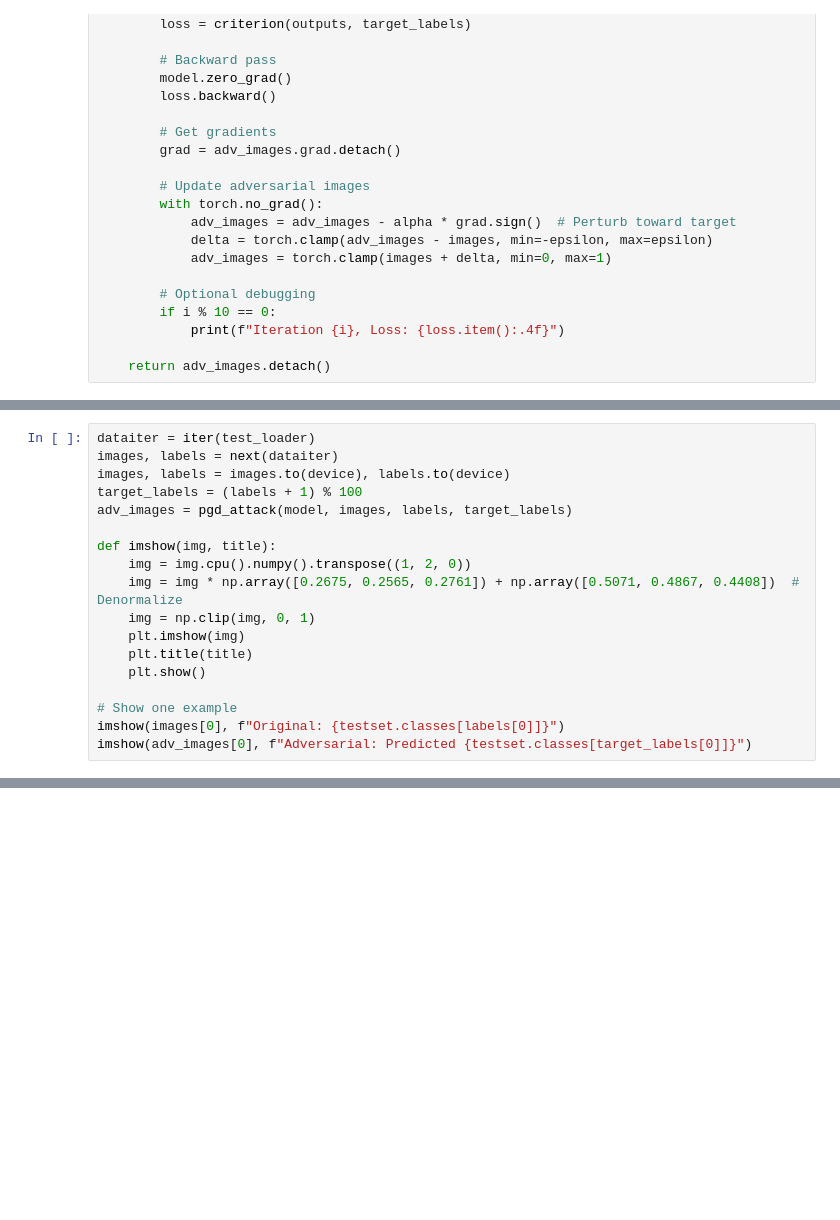
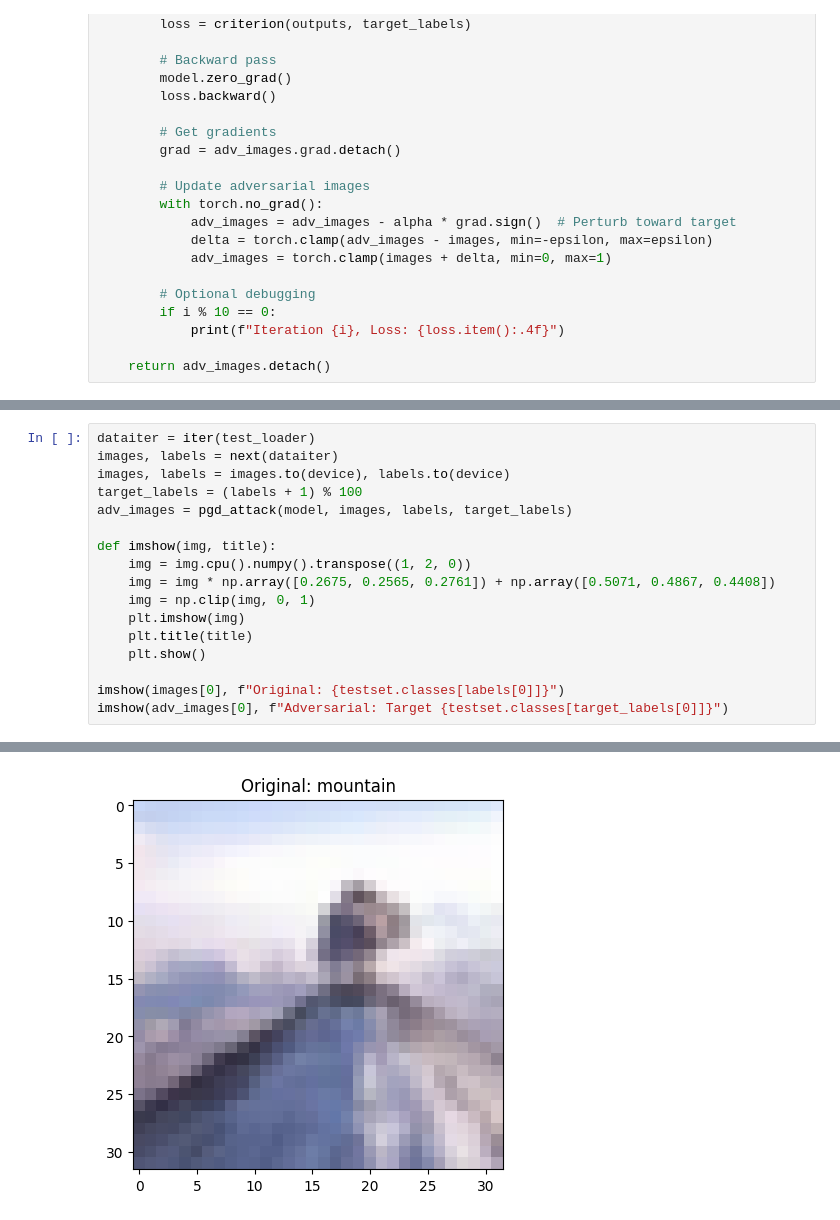
Before and after one commit to PradHolla/AAI595-Final-Project, a Jupyter notebook: 2.Poisoning.ipynb, the cells around one changed output, grey strips where cells are left out. Saved outputs shown, nothing was run; the diff lists cells and outputs as text; blank space fills up the shorter version.

```diff
--- a/2.Poisoning.ipynb
+++ b/2.Poisoning.ipynb
@@ -150,12 +180,12 @@ adv_images = pgd_attack(model, images, labels, target_labels)
 
 def imshow(img, title):
     img = img.cpu().numpy().transpose((1, 2, 0))
-    img = img * np.array([0.2675, 0.2565, 0.2761]) + np.array([0.5071, 0.4867, 0.4408])  # Denormalize
+    img = img * np.array([0.2675, 0.2565, 0.2761]) + np.array([0.5071, 0.4867, 0.4408])
     img = np.clip(img, 0, 1)
     plt.imshow(img)
     plt.title(title)
     plt.show()
 
-# Show one example
 imshow(images[0], f"Original: {testset.classes[labels[0]]}")
-imshow(adv_images[0], f"Adversarial: Predicted {testset.classes[target_labels[0]]}")
+imshow(adv_images[0], f"Adversarial: Target {testset.classes[target_labels[0]]}")
+# %% [output]
@@ -161,0 +196 @@ imshow(adv_images[0], f"Adversarial: Predicted {testset.classes[target_labels[0]
+[figure, added]
```
Also changed, not shown: parts of 4 cells of this notebook.
